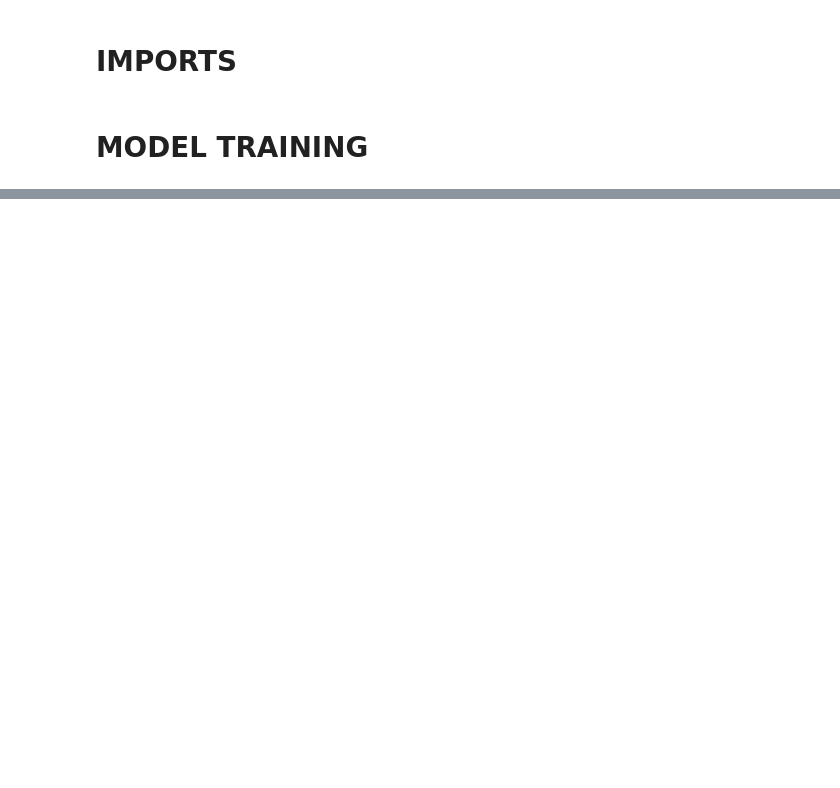
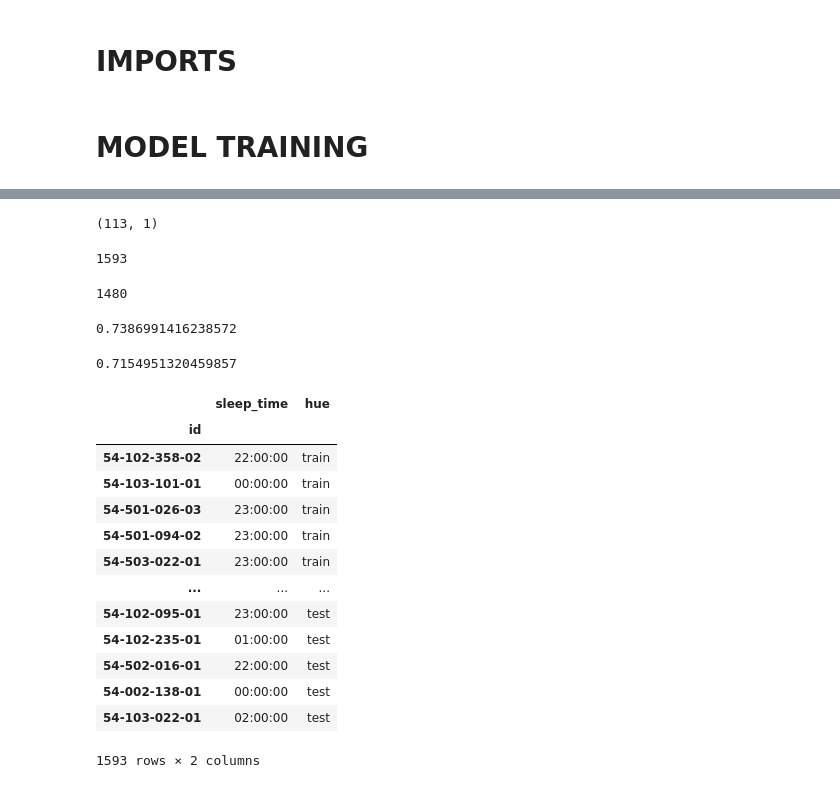
Before and after one commit to ashimko/yar_digital_breakthrough_2022, a Jupyter notebook: notebooks/pipelines/catboost_extcv.ipynb, the cells around one changed output, grey strips where cells are left out. Drawn from its saved outputs; the diff is of its cells as text; code cells hidden in the pictures; blank space fills up the shorter version.

```diff
--- a/notebooks/pipelines/catboost_extcv.ipynb
+++ b/notebooks/pipelines/catboost_extcv.ipynb
@@ -35,0 +72,20 @@ X_train, Y_train = train.drop(cfg.TARGETS, axis=1), train[cfg.TARGETS]
+# %%
+outliers.shape
+# %% [output]
+(113, 1)
+# %%
+len(is_test_pred)
+# %% [output]
+1593
+# %%
+len(is_test_pred.drop(outliers.index))
+# %% [output]
+1480
+# %%
+roc_auc_score(is_test, is_test_pred[:, 1])
+# %% [output]
+0.7386991416238572
+# %%
+roc_auc_score(is_test.drop(outliers.index), is_test_pred.drop(outliers.index))
+# %% [output]
+0.7154951320459857
@@ -35,0 +94,19 @@ X_train, Y_train = train.drop(cfg.TARGETS, axis=1), train[cfg.TARGETS]
+# %%
+pd.concat([
+        train[['sleep_time']].assign(hue='train'),
+        test[['sleep_time']].assign(hue='test')])
+# %% [output]
+|  | sleep_time | hue |
+| id |  |  |
+| 54-102-358-02 | 22:00:00 | train |
+| 54-103-101-01 | 00:00:00 | train |
+| 54-501-026-03 | 23:00:00 | train |
+| 54-501-094-02 | 23:00:00 | train |
+| 54-503-022-01 | 23:00:00 | train |
+| ... | ... | ... |
+| 54-102-095-01 | 23:00:00 | test |
+| 54-102-235-01 | 01:00:00 | test |
+| 54-502-016-01 | 22:00:00 | test |
+| 54-002-138-01 | 00:00:00 | test |
+| 54-103-022-01 | 02:00:00 | test |
+1593 rows × 2 columns
```
Also changed, not shown: parts of 33 cells of this notebook, 10 other files.
